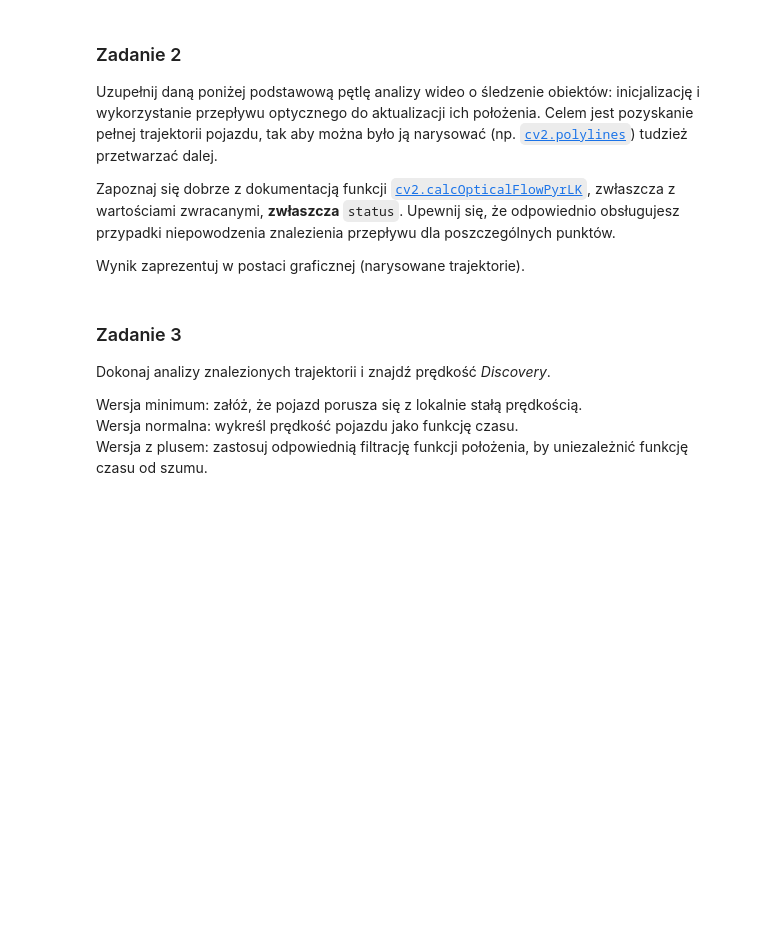
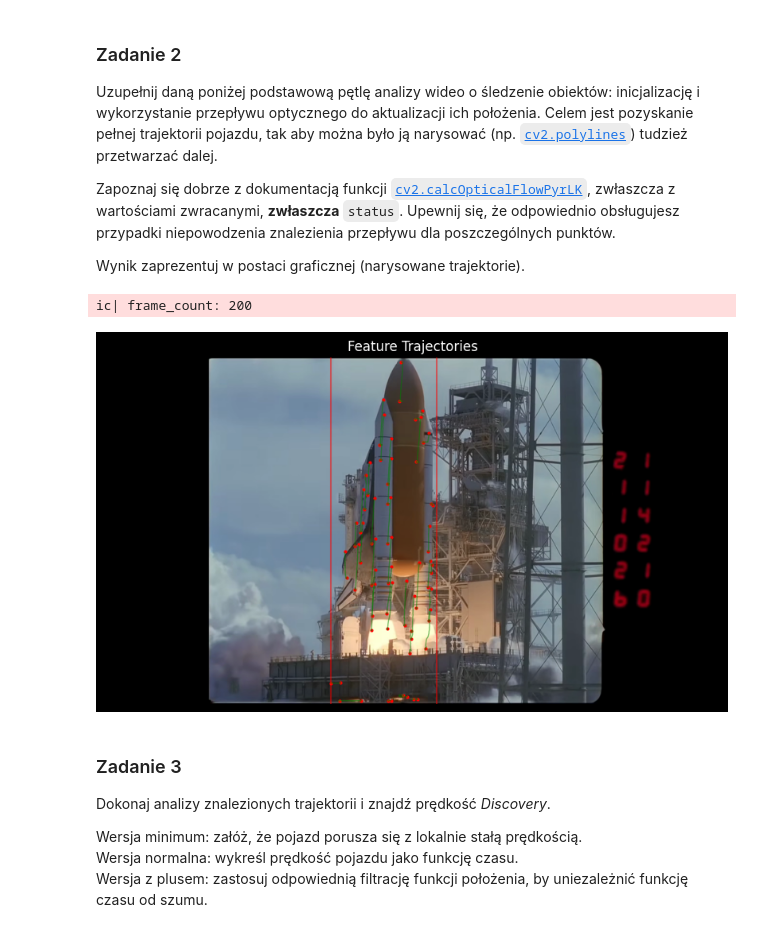
Before and after one commit to pananananas/ComputerVision, a Jupyter notebook: 8 sparse object tracking.ipynb, the cells around one changed output. Saved outputs shown, nothing was run; the diff lists cells and outputs as text; code cells hidden in the pictures; blank space fills up the shorter version.

```diff
--- a/8 sparse object tracking.ipynb
+++ b/8 sparse object tracking.ipynb
@@ -48,0 +42,2 @@ plt.subplots(1, 1, figsize=(12,12))[1].imshow(frame[..., ::-1]);
+# %%
+file_path = 'data/dane8/shuttle.mp4'
@@ -72,3 +227,42 @@ def baseLoop(source: cv2.VideoCapture):
+# %%
+def plot_trajectories_on_frame(trajectories, frame_shape, roi, threshold=2):
+
+    frame, _ = get_frames(file_path, 200)
+
+    plt.figure(figsize=(10,10))
+
+    if frame is not None:
+        frame = cv2.cvtColor(frame, cv2.COLOR_BGR2RGB)
+        plt.imshow(frame)
+
+    plt.xlim(0, frame_shape[1])
+    plt.ylim(frame_shape[0], 0) # inverted y-axis to match image coordinates
+
+    for trajectory in trajectories:
+        trajectory = np.array(trajectory)
+        distances = np.sqrt(np.sum(np.diff(trajectory, axis=0)**2, axis=1))
+
+        if np.any(distances > threshold):
+            plt.plot(trajectory[0, 0], trajectory[0, 1], 'ro', markersize=2)
+            plt.plot(trajectory[-1, 0], trajectory[-1, 1], 'ro', markersize=2)
+            plt.plot(trajectory[1:-1, 0], trajectory[1:-1, 1], 'g-', linewidth=1, alpha=0.5)
+
+    # Draw ROI boundaries
+    plt.axvline(x=roi.x, color='r', alpha=0.5)
+    plt.axvline(x=roi.x+roi.width, color='r', alpha=0.5)
+
+    plt.title('Feature Trajectories')
+    plt.grid(True, alpha=0.3)
+    plt.axis('off')
+    plt.show()
+# %%
+output_path = 'output/shuttle_tracked.mp4'
+trajectories = track_features(file_path, roi, output_path, max_frames=200, window_size=5, movement_threshold=2.0)
+
+plot_trajectories_on_frame(trajectories, (HEIGHT, WIDTH), roi)
+# %% [output]
+ic| frame_count: 200
+[figure, added]
 # %% [markdown]
 ### Zadanie 3
 
```
Also changed, not shown: parts of 20 cells of this notebook, 2 other files.
